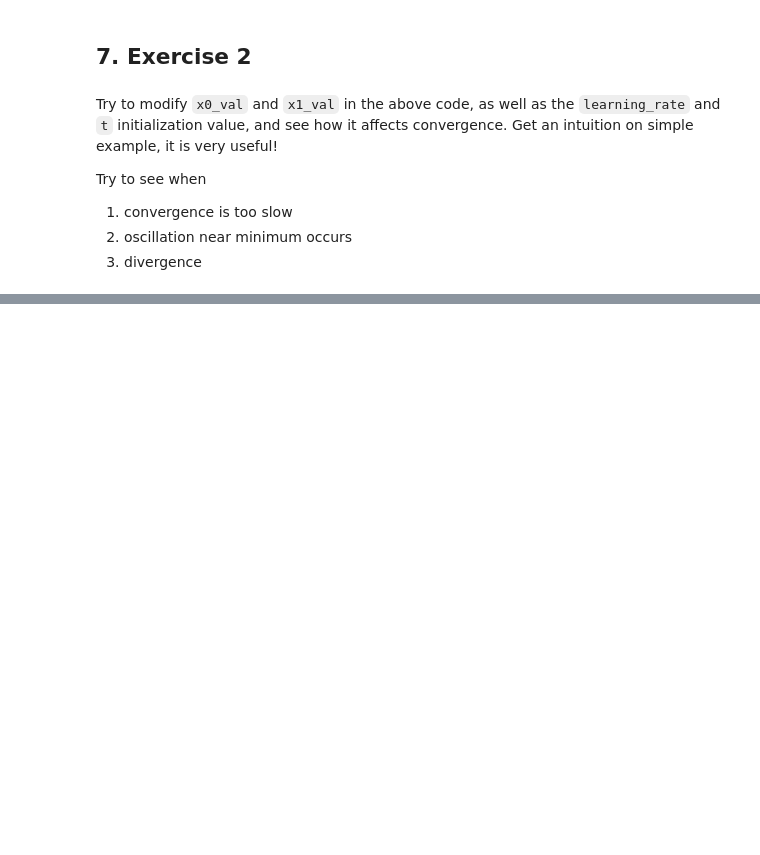
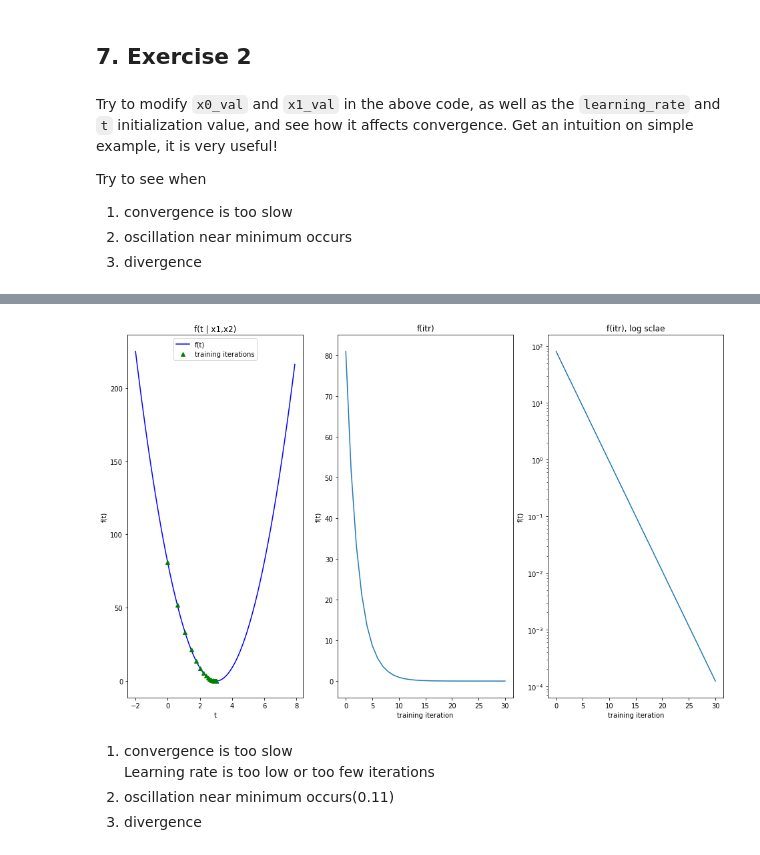
Before and after one commit to timdlp/BMLWS, a Jupyter notebook: tutorial/Tutorial_I_tf2_introduction.ipynb, the cells around one changed output, grey strips where cells are left out. Cells and saved outputs as stored; diff of their text form; code cells hidden in the pictures; blank space fills up the shorter version.

```diff
--- a/tutorial/Tutorial_I_tf2_introduction.ipynb
+++ b/tutorial/Tutorial_I_tf2_introduction.ipynb
@@ -425,3 +426,62 @@ Try to see when
 1. convergence is too slow
 2. oscillation near minimum occurs
 3. divergence
+# %%
+optimizer = tf.keras.optimizers.SGD(learning_rate=0.01111111)
+model.compile(optimizer=optimizer, loss=loss_f)
+# %%
+# values of x1, x2 for which we will minimize f
+x0_val = 3.
+x1_val = 9.
+
+t_val = 0.
+
+# buffers to store intermidiate values of t and f to plot them later.
+t_sv = []
+f_sv = []
+
+# reset the value of t to zero
+t.assign(t_val)
+
+f_val = model.predict([[x0_val, x1_val]])
+t_val = t.numpy()
+
+t_sv.append(t_val)
+f_sv.append(f_val)
+
+# optimization works iteratively, adjusting the value of t on each step
+for itr in range (30):
+    model.fit(x=[[x0_val, x1_val]], y=[0], epochs=1)  # run one opdate iteration
+
+    f_val = model.predict([[x0_val, x1_val]])
+    t_val = model.trainable_variables[0].numpy()
+    #save the current values of t and the function f
+    t_sv.append(t_val)
+    f_sv.append(f_val)
+
+
+
+#just find the nice range for plotting
+x0 = x1_val/x0_val
+xhalf = max(abs(t_sv[0]-x0), 5.)
+#fill array for parabola
+t_all = np.arange(x0-xhalf, x0+xhalf, xhalf/50.)
+f_all = np.asarray([(ti*x0_val-x1_val)*(ti*x0_val-x1_val) for ti in t_all])
+
+#draw all
+_, axs = plt.subplots(1, 3, figsize=(16,10))
+axs[0].plot(t_all, f_all, 'b', t_sv, f_sv, 'g^')
+axs[0].set_title('f(t | x1,x2)')
+axs[0].set_xlabel('t')
+axs[0].set_ylabel('f(t)')
+axs[0].legend(('f(t)', 'training iterations'),  loc='upper center')
+axs[1].plot(f_sv)
+axs[1].set_title('f(itr)');
+axs[1].set_ylabel('f(t)')
+axs[1].set_xlabel('training iteration')
+axs[2].semilogy(f_sv)
+axs[2].set_title('f(itr), log sclae');
+axs[2].set_ylabel('f(t)')
+axs[2].set_xlabel('training iteration')
+plt.show()
+# %% [output]
@@ -427,0 +505,6 @@ Try to see when
+[figure, added]
+# %% [markdown]
+1. convergence is too slow
+Learning rate is too low or too few iterations
+2. oscillation near minimum occurs(0.11)
+3. divergence
```
Also changed, not shown: parts of 5 cells of this notebook.
